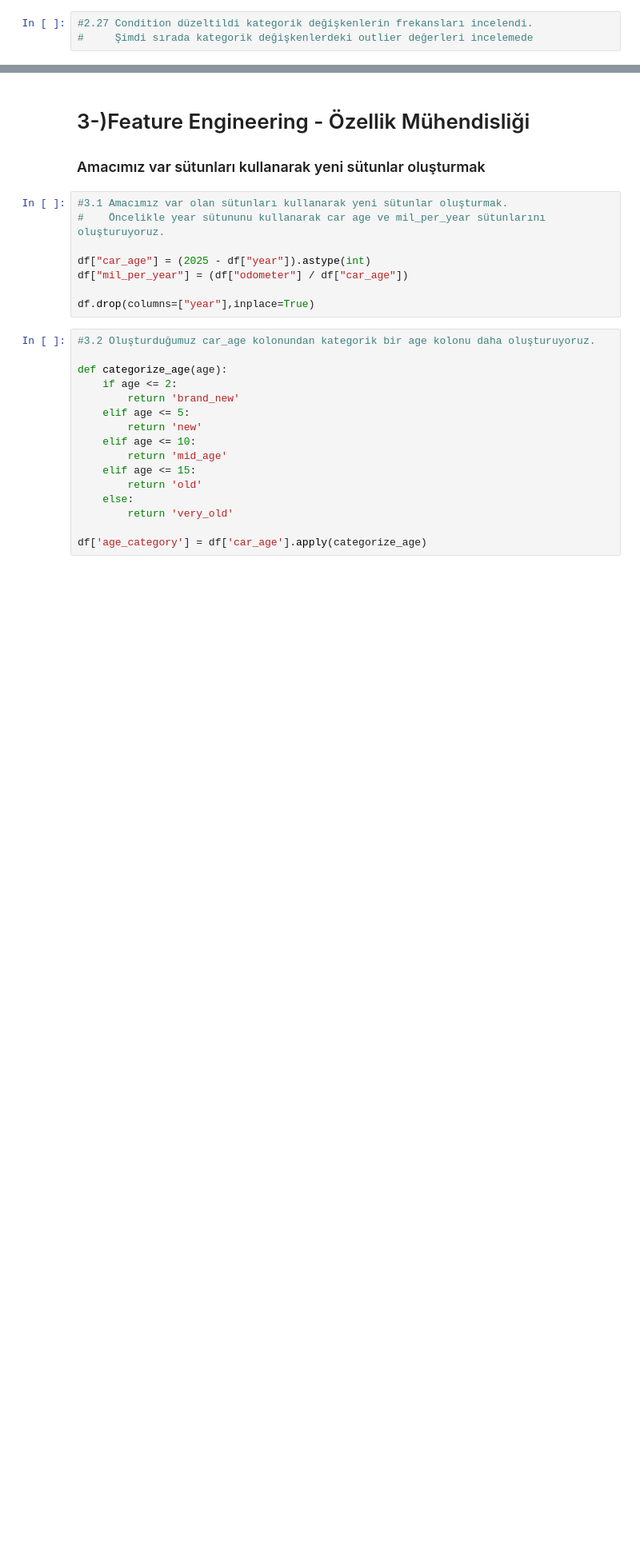
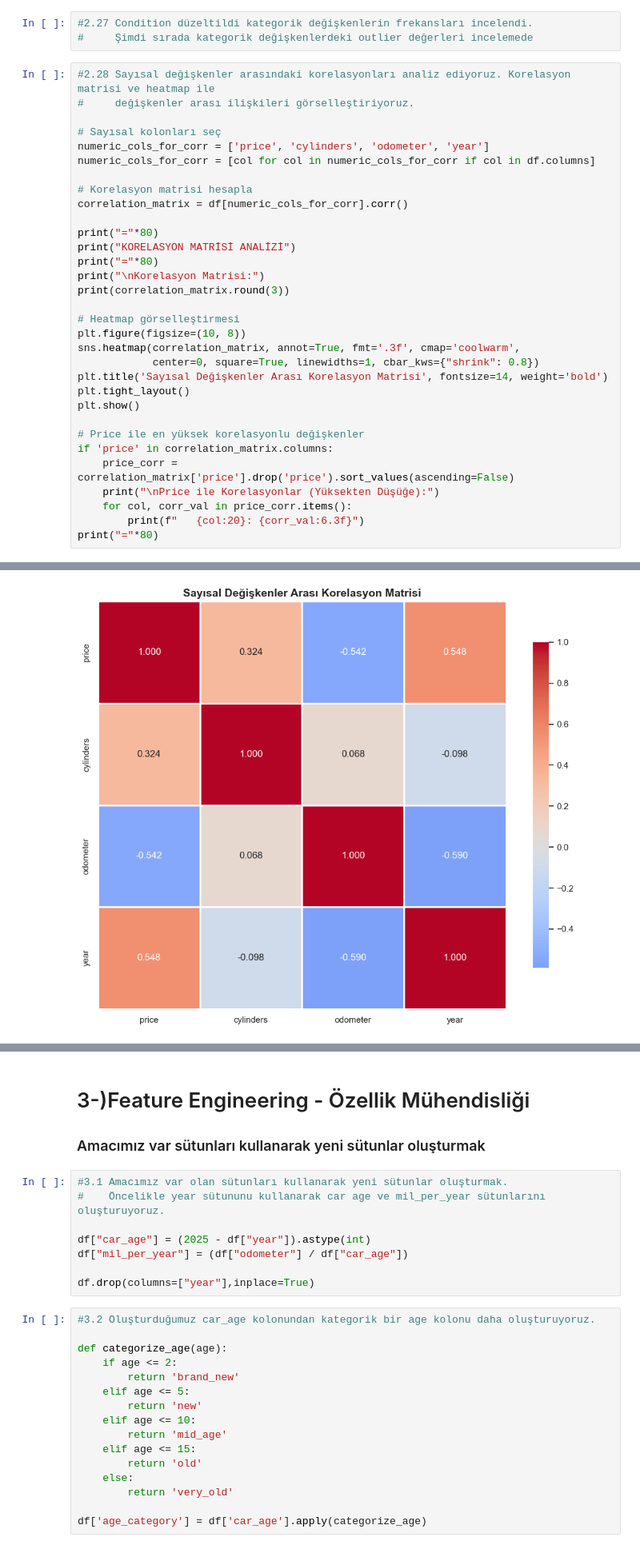
Before and after one commit to AhmetBugraKaplan/CarRecommendationSystem, a Jupyter notebook: RegressionModel/CarPricePredictionProject.ipynb, the cells around one changed output, grey strips where cells are left out. Shown at 80% size. Drawn from its saved outputs; the diff is of its cells as text; blank space fills up the shorter version.

```diff
--- a/RegressionModel/CarPricePredictionProject.ipynb
+++ b/RegressionModel/CarPricePredictionProject.ipynb
@@ -1310,3 +1455,36 @@ df.info()
 # %%
 #2.27 Condition düzeltildi kategorik değişkenlerin frekansları incelendi.
 #     Şimdi sırada kategorik değişkenlerdeki outlier değerleri incelemede
+# %%
+#2.28 Sayısal değişkenler arasındaki korelasyonları analiz ediyoruz. Korelasyon matrisi ve heatmap ile
+#     değişkenler arası ilişkileri görselleştiriyoruz.
+
+# Sayısal kolonları seç
+numeric_cols_for_corr = ['price', 'cylinders', 'odometer', 'year']
+numeric_cols_for_corr = [col for col in numeric_cols_for_corr if col in df.columns]
+
+# Korelasyon matrisi hesapla
+correlation_matrix = df[numeric_cols_for_corr].corr()
+
+print("="*80)
+print("KORELASYON MATRİSİ ANALİZİ")
+print("="*80)
+print("\nKorelasyon Matrisi:")
+print(correlation_matrix.round(3))
+
+# Heatmap görselleştirmesi
+plt.figure(figsize=(10, 8))
+sns.heatmap(correlation_matrix, annot=True, fmt='.3f', cmap='coolwarm',
+            center=0, square=True, linewidths=1, cbar_kws={"shrink": 0.8})
+plt.title('Sayısal Değişkenler Arası Korelasyon Matrisi', fontsize=14, weight='bold')
+plt.tight_layout()
+plt.show()
+
+# Price ile en yüksek korelasyonlu değişkenler
+if 'price' in correlation_matrix.columns:
+    price_corr = correlation_matrix['price'].drop('price').sort_values(ascending=False)
+    print("\nPrice ile Korelasyonlar (Yüksekten Düşüğe):")
+    for col, corr_val in price_corr.items():
+        print(f"   {col:20}: {corr_val:6.3f}")
+print("="*80)
+# %% [output]
@@ -1312,0 +1501 @@ df.info()
+[figure, added]
```
Also changed, not shown: parts of 35 cells of this notebook.
